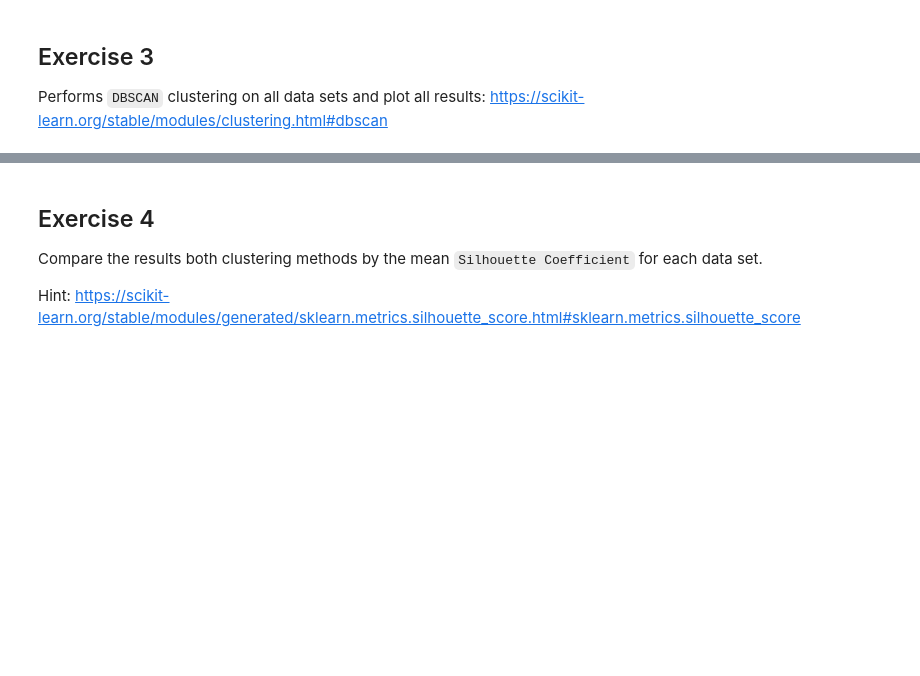
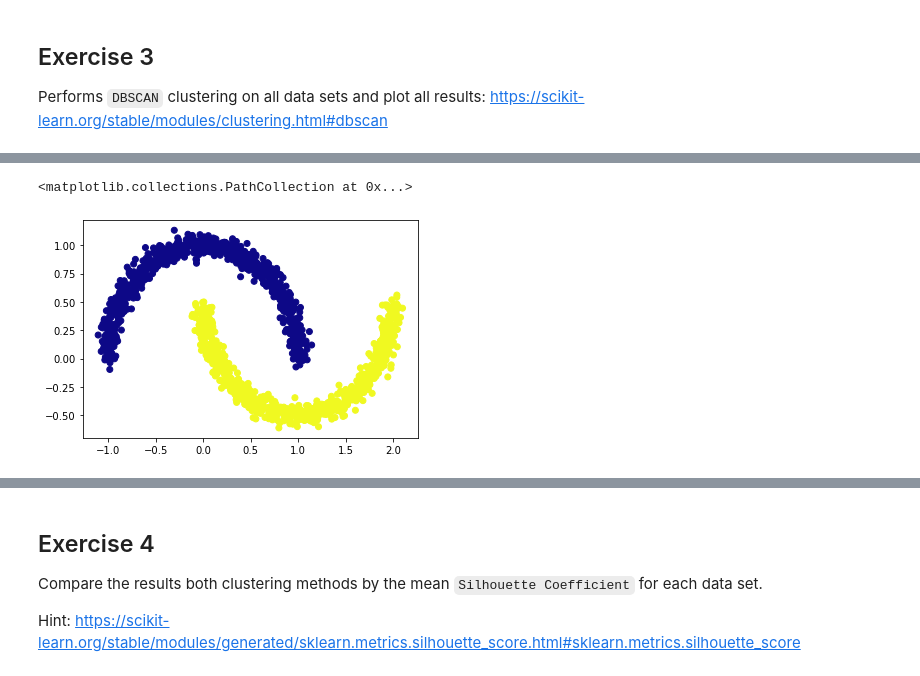
Before and after one commit to kromy99/DataMining2020, a Jupyter notebook: week4/Lab_Clustering.ipynb, the cells around one changed output, grey strips where cells are left out. Cells and saved outputs as stored; diff of their text form; code cells hidden in the pictures; blank space fills up the shorter version.

```diff
--- a/week4/Lab_Clustering.ipynb
+++ b/week4/Lab_Clustering.ipynb
@@ -118,0 +130,9 @@
+# %%
+B_scaled = scaler.fit_transform(B)
+
+dbscanB = DBSCAN(eps=0.5, min_samples = 2)
+Bclusters = dbscanB.fit_predict(B_scaled)
+plt.scatter(B[:, 0], B[:, 1], c=Bclusters, cmap="plasma")
+# %% [output]
+<matplotlib.collections.PathCollection at 0x...>
+[figure, added]
```
Also changed, not shown: parts of 12 cells of this notebook, 2 other files.
